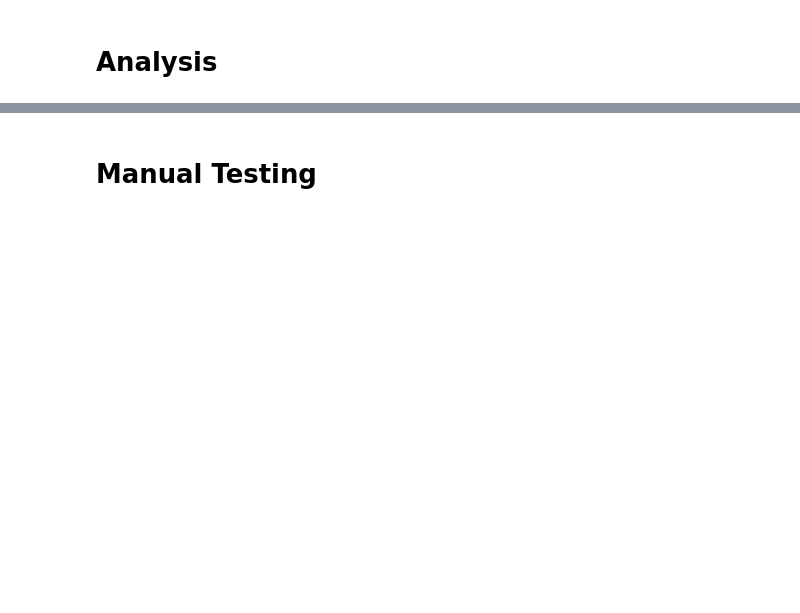
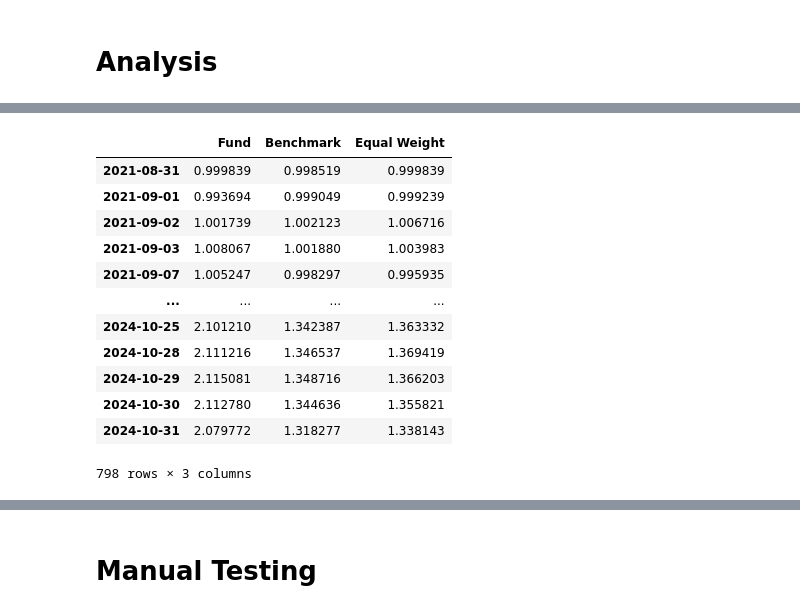
Before and after one commit to niroojane/Equity-Analysis, a Jupyter notebook: S&P500 Analysis.ipynb, the cells around one changed output, grey strips where cells are left out. Cells and saved outputs as stored; diff of their text form; code cells hidden in the pictures; blank space fills up the shorter version.

```diff
--- a/S&P500 Analysis.ipynb
+++ b/S&P500 Analysis.ipynb
@@ -226,3 +227,19 @@ performance_pct=performance_pct.pct_change()
+# %%
+(1+performance_pct.loc[dates_end[1]:dates_end[-2]]).cumprod()
+# %% [output]
+|  | Fund | Benchmark | Equal Weight |
+| 2021-08-31 | 0.999839 | 0.998519 | 0.999839 |
+| 2021-09-01 | 0.993694 | 0.999049 | 0.999239 |
+| 2021-09-02 | 1.001739 | 1.002123 | 1.006716 |
+| 2021-09-03 | 1.008067 | 1.001880 | 1.003983 |
+| 2021-09-07 | 1.005247 | 0.998297 | 0.995935 |
+| ... | ... | ... | ... |
+| 2024-10-25 | 2.101210 | 1.342387 | 1.363332 |
+| 2024-10-28 | 2.111216 | 1.346537 | 1.369419 |
+| 2024-10-29 | 2.115081 | 1.348716 | 1.366203 |
+| 2024-10-30 | 2.112780 | 1.344636 | 1.355821 |
+| 2024-10-31 | 2.079772 | 1.318277 | 1.338143 |
+798 rows × 3 columns
 # %%
 metrics={}
 metrics['Tracking Error']=(performance_pct['Fund']-performance_pct['Benchmark']).std()*np.sqrt(252)
```
Also changed, not shown: parts of 15 cells of this notebook.
